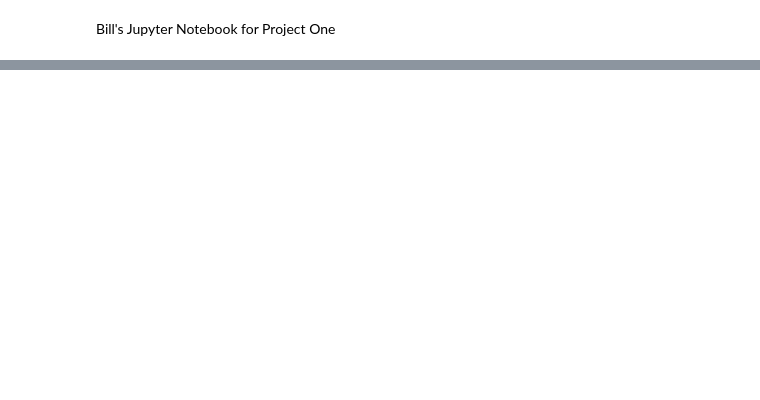
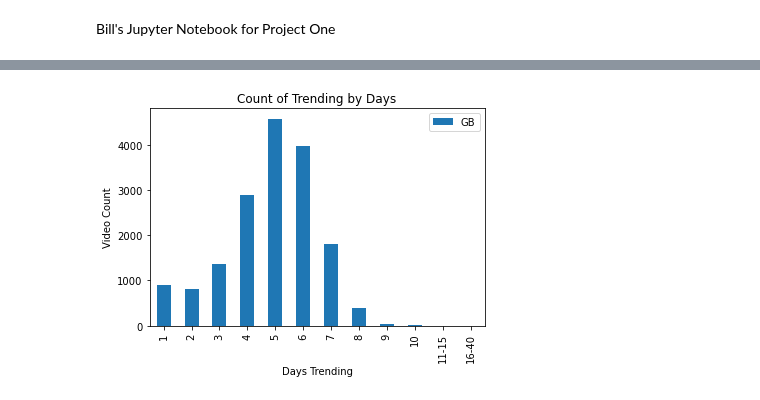
Before and after one commit to wpj174/project-one, a Jupyter notebook: Bill.ipynb, the cells around one changed output, grey strips where cells are left out. Saved outputs shown, nothing was run; the diff lists cells and outputs as text; code cells hidden in the pictures; blank space fills up the shorter version.

```diff
--- a/Bill.ipynb
+++ b/Bill.ipynb
@@ -167,0 +145,21 @@ yt_data_df.loc[yt_data_df['video_id'] == '2Zcz3Z0baVE']
+# %%
+# Bar plot for Great Britain
+
+plt.rcParams['figure.figsize'] = [6, 4]
+
+GB_days_bins = pd.cut(GB_days['counts'], bins)
+GB_ax = GB_days_bins.value_counts().sort_index()
+GB_ax = GB_ax.plot.bar(label = 'GB')
+
+GB_ax.set_title('Count of Trending by Days')
+GB_ax.set_xlabel('Days Trending')
+GB_ax.set_ylabel('Video Count')
+GB_ax.set_xticks(x)
+GB_ax.set_xticklabels(labels)
+GB_ax.legend()
+
+plt.savefig('GB_trend_days.png')
+
+plt.show()
+# %% [output]
+[figure, added]
```
Also changed, not shown: parts of 28 cells of this notebook, 33 other files.
